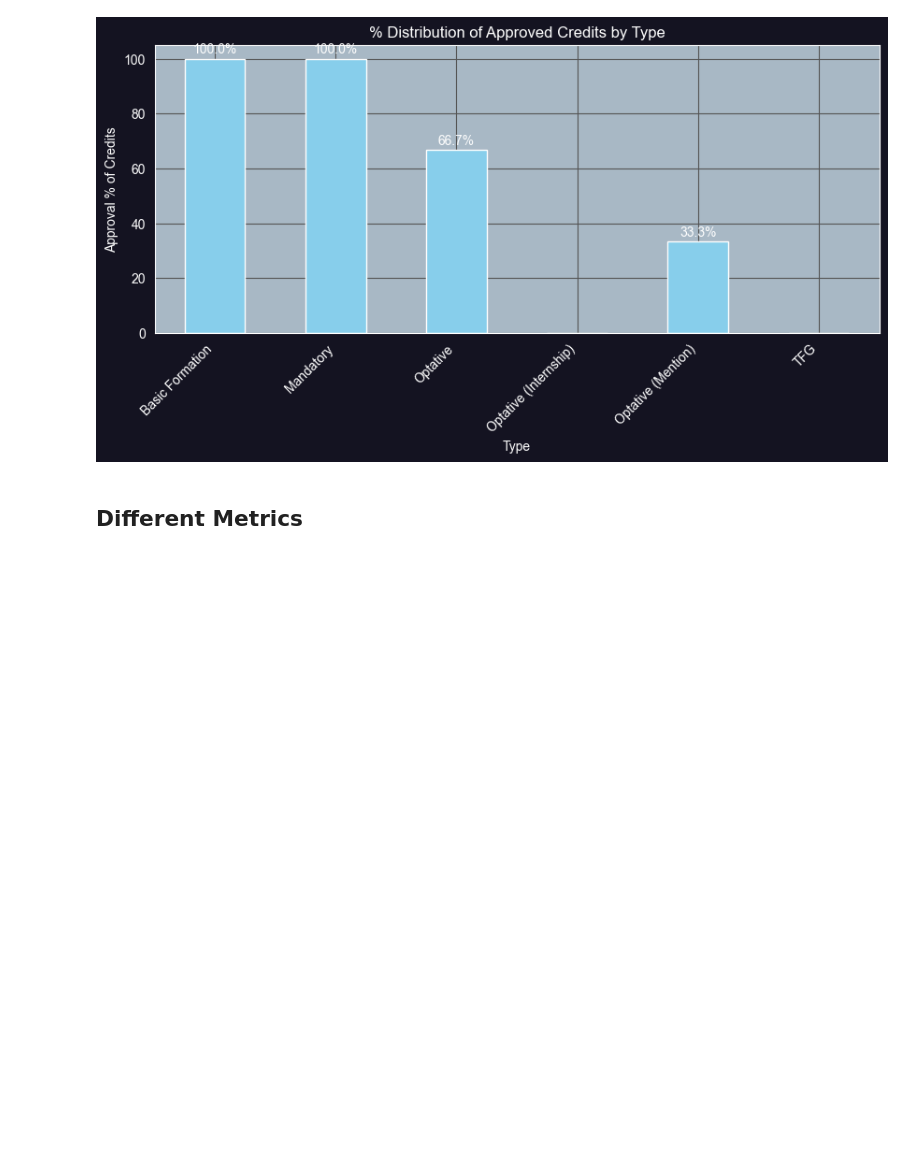
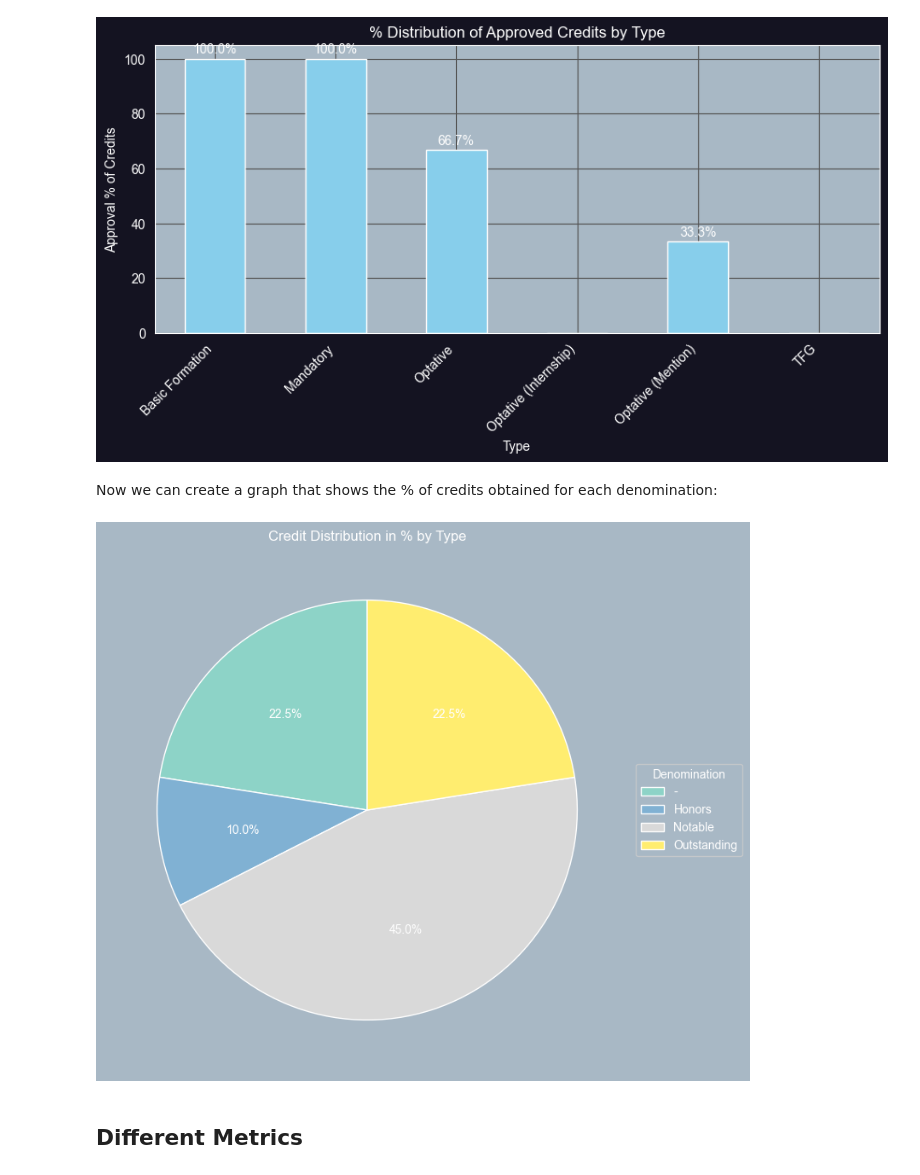
Before and after one commit to rorro6787/AcademicData, a Jupyter notebook: src/analysis.ipynb, the cells around one changed output. Cells and saved outputs as stored; diff of their text form; code cells hidden in the pictures; blank space fills up the shorter version.

Commit message:
Study of the denomination of the credits

```diff
--- a/src/analysis.ipynb
+++ b/src/analysis.ipynb
@@ -249,6 +249,39 @@ posx and posy should be finite values
 posx and posy should be finite values
 posx and posy should be finite values
 [figure]
+# %% [markdown]
+Now we can create a graph that shows the % of credits obtained for each denomination:
+# %%
+def credit_percentage_denomination(df):
+    type_credits = df.groupby('Denomination')['Credits'].sum()
+
+    total_credits = type_credits.sum()
+    type_percentage = (type_credits / total_credits) * 100
+
+    sns.set_style("darkgrid")
+    plt.rcParams.update({
+        "axes.facecolor": "#A8B8C5",
+        "figure.facecolor": "#A8B8C5",
+        "axes.labelcolor": "white",
+        "text.color": "white",
+        "xtick.color": "white",
+        "ytick.color": "white",
+        "axes.edgecolor": "white",
+        "grid.color": "#555555"
+    })
+
+    plt.figure(figsize=(8, 8))
+    pie_chart = type_percentage.plot.pie(autopct='%1.1f%%', startangle=90, cmap='Set3', labels=['']*len(type_percentage))
+
+    plt.legend(pie_chart.patches, type_percentage.index, title="Denomination", loc="center left", bbox_to_anchor=(1, 0, 0.5, 1))
+
+    plt.title('Credit Distribution in % by Type')
+    plt.ylabel('')
+    plt.show()
+# %%
+credit_percentage_denomination(df)
+# %% [output]
+[figure, added]
 # %% [markdown]
 ## Different Metrics
 # %% [markdown]
```
Also changed, not shown: parts of 8 cells of this notebook, 2 other files.
